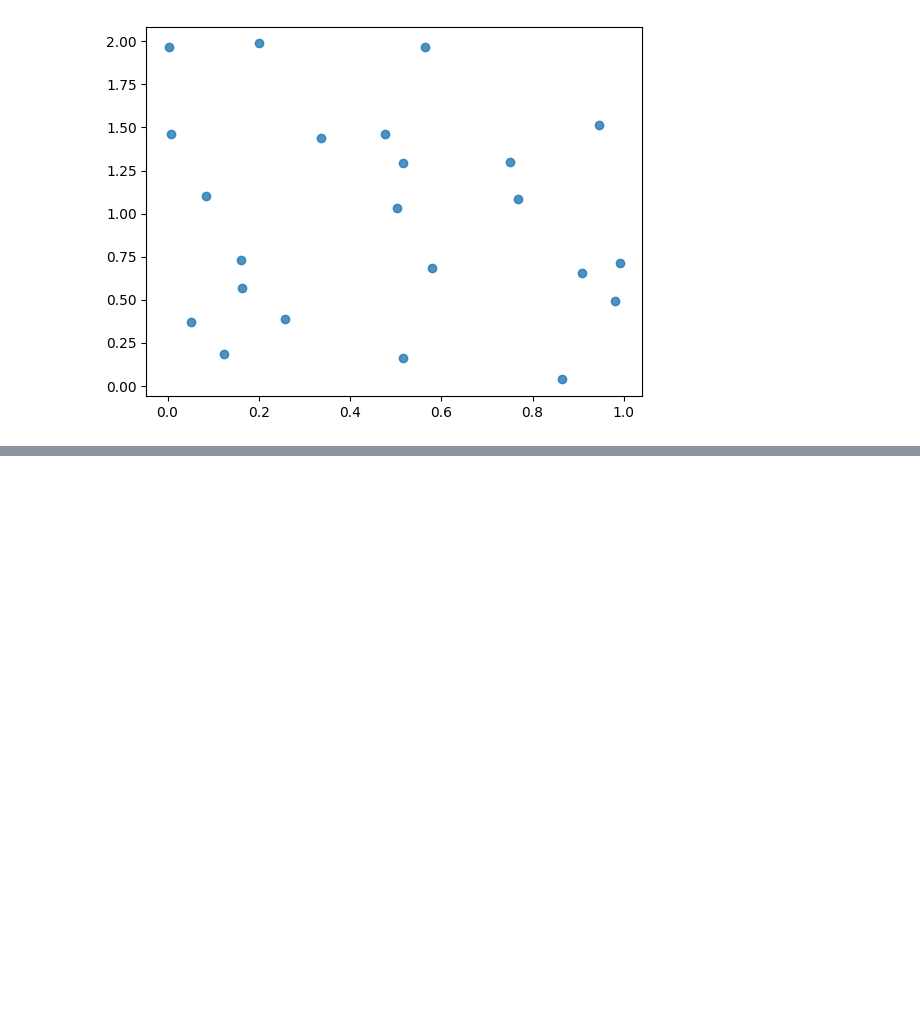
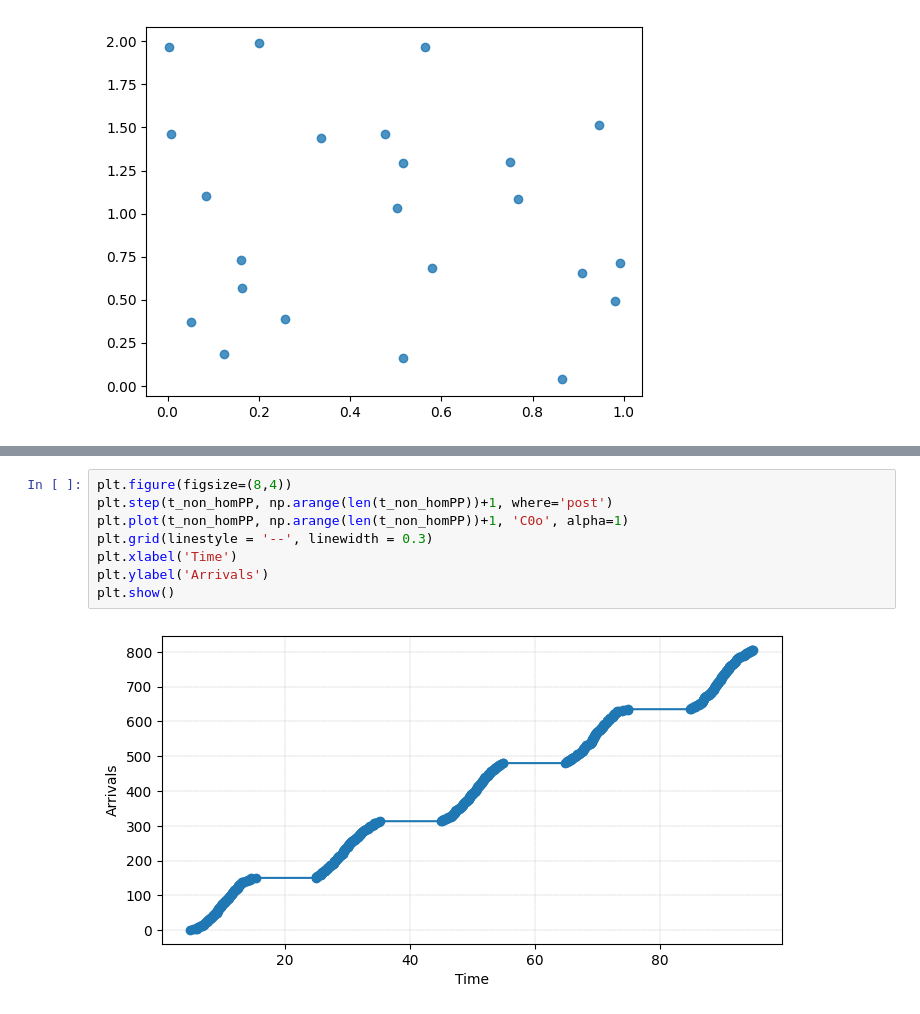
Before and after one commit to leticiaram/Modelos_Estocasticos_2023, a Jupyter notebook: Codigo_3.ipynb, the cells around one changed output, grey strips where cells are left out. Drawn from its saved outputs; the diff is of its cells as text; blank space fills up the shorter version.

```diff
--- a/Codigo_3.ipynb
+++ b/Codigo_3.ipynb
@@ -507,0 +572,10 @@ array([23])
+# %%
+plt.figure(figsize=(8,4))
+plt.step(t_non_homPP, np.arange(len(t_non_homPP))+1, where='post')
+plt.plot(t_non_homPP, np.arange(len(t_non_homPP))+1, 'C0o', alpha=1)
+plt.grid(linestyle = '--', linewidth = 0.3)
+plt.xlabel('Time')
+plt.ylabel('Arrivals')
+plt.show()
+# %% [output]
+[figure, added]
```
Also changed, not shown: parts of 8 cells of this notebook.
